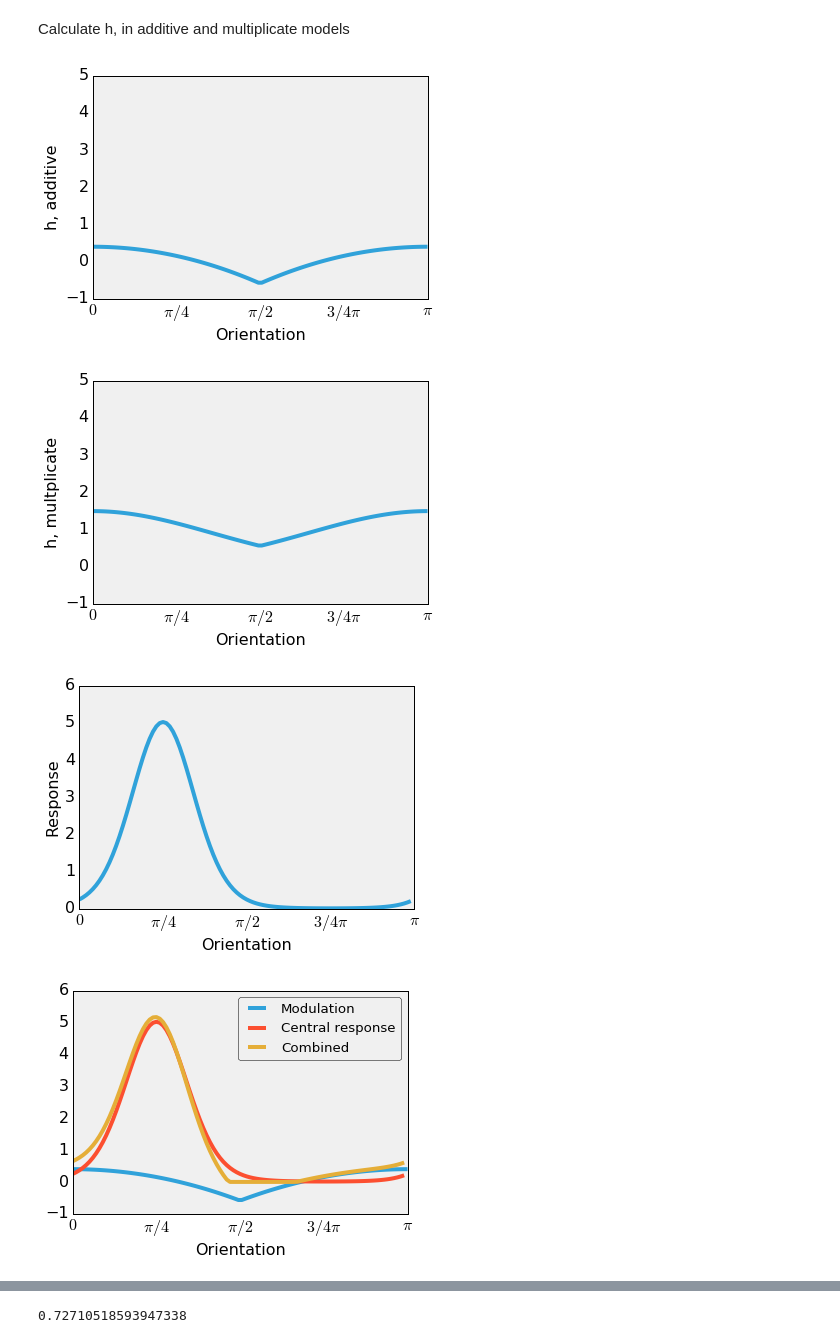
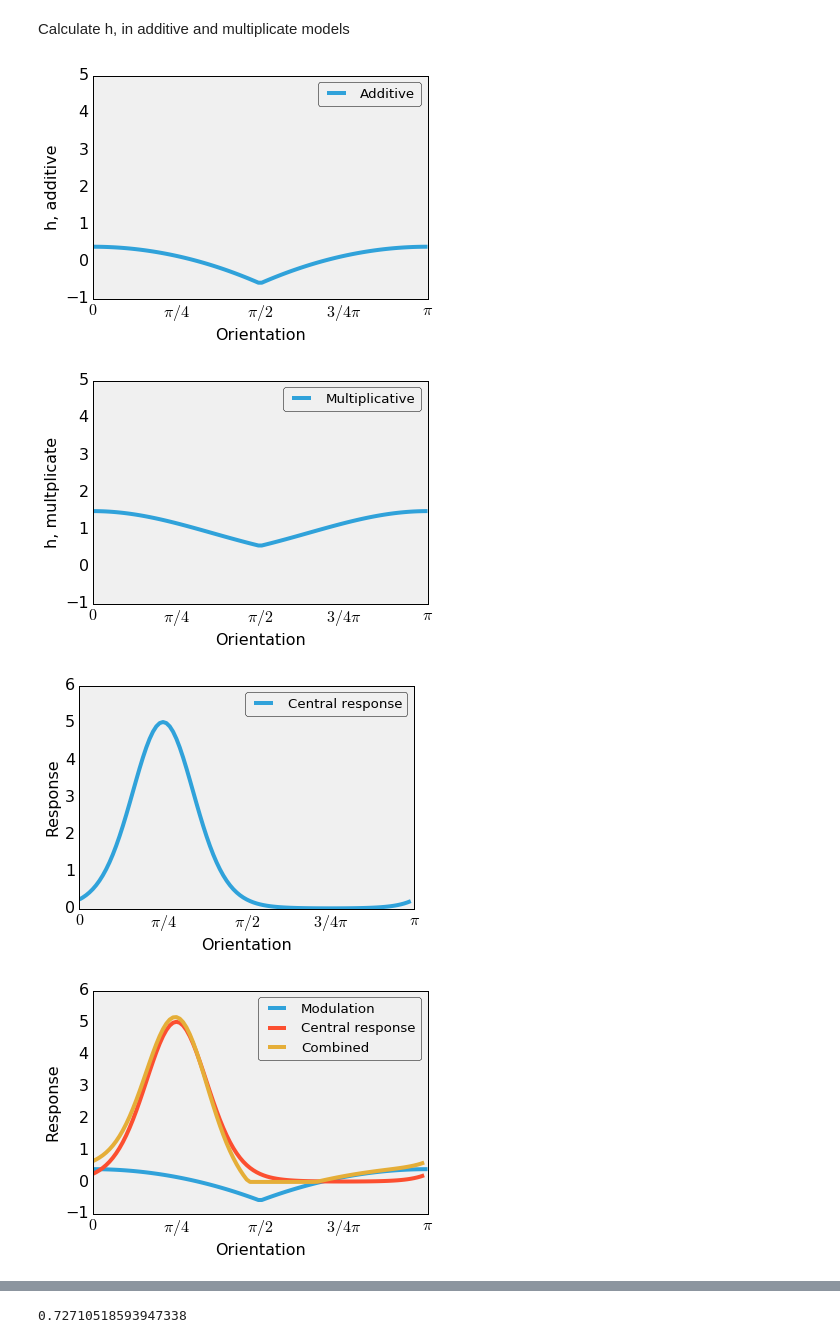
Before and after one commit to masenov/HonoursProject, a Jupyter notebook: Python/Experiments1_fig.2.ipynb, the cells around one changed output, grey strips where cells are left out. Drawn from its saved outputs; the diff is of its cells as text; code cells hidden in the pictures.

```diff
--- a/Python/Experiments1_fig.2.ipynb
+++ b/Python/Experiments1_fig.2.ipynb
@@ -70,7 +71,8 @@ modulation_ad = -a*(energies - E0)
 modulation_mp = np.exp(-a*(energies - E0))
 # %%
 # Additive
-plt.plot(theta,modulation_ad,linewidth=4)
+ad, = plt.plot(theta,modulation_ad,linewidth=4,label='Additive')
+plt.legend(handles=[ad])
 plt.ylim([-1,5])
 plt.xlabel('Orientation')
 plt.ylabel('h, additive')
@@ -78,10 +80,11 @@ plt.xlim(0,np.pi)
 plt.xticks([0, np.pi/4, np.pi/2, 3*np.pi/4,np.pi], [r'$0$', r'$\pi/4$', r'$\pi/2$', r'$3/4\pi$', r'$\pi$'])
 plt.savefig('../Report/Pictures/experiments/exp1_fig2/h_add.png', dpi=200,bbox_inches='tight')
 # %% [output]
-[figure, old version]
+[figure, new version]
 # %%
 # Multiplicative
-plt.plot(theta,modulation_mp,linewidth=4)
+mp, = plt.plot(theta,modulation_mp,linewidth=4,label='Multiplicative')
+plt.legend(handles=[mp])
 plt.ylim([-1,5])
 plt.xlabel('Orientation')
 plt.ylabel('h, multplicate')
@@ -89,32 +92,34 @@ plt.xlim(0,np.pi)
 plt.xticks([0, np.pi/4, np.pi/2, 3*np.pi/4,np.pi], [r'$0$', r'$\pi/4$', r'$\pi/2$', r'$3/4\pi$', r'$\pi$'])
 plt.savefig('../Report/Pictures/experiments/exp1_fig2/h_mul.png', dpi=200,bbox_inches='tight')
 # %% [output]
-[figure, old version]
+[figure, new version]
 # %%
 # Central drive
 curve,x,y = mises_curve(A,k,center,neuron=nn)
-plt.plot(x,y,linewidth=4)
+cd, = plt.plot(x,y,linewidth=4,label='Central response')
+plt.legend(handles=[cd])
 plt.xlabel('Orientation')
 plt.ylabel('Response')
 plt.xlim(0,np.pi)
 plt.xticks([0, np.pi/4, np.pi/2, 3*np.pi/4,np.pi], [r'$0$', r'$\pi/4$', r'$\pi/2$', r'$3/4\pi$', r'$\pi$'])
 plt.savefig('../Report/Pictures/experiments/exp1_fig2/cen.png', dpi=200,bbox_inches='tight')
 # %% [output]
-[figure, old version]
+[figure, new version]
 # %%
 # Additive
 mod, = plt.plot(theta,modulation_ad, label='Modulation',linewidth=4)
 cen, = plt.plot(x,y, label='Central response',linewidth=4)
 # Take only the positive values
 com, = plt.plot(x,(y+modulation_ad).clip(min=0), label='Combined', linewidth=4)
 
 plt.legend(handles=[mod, cen, com])
 plt.xlabel('Orientation')
+plt.ylabel('Response')
 plt.xlim(0,np.pi)
 plt.xticks([0, np.pi/4, np.pi/2, 3*np.pi/4,np.pi], [r'$0$', r'$\pi/4$', r'$\pi/2$', r'$3/4\pi$', r'$\pi$'])
 plt.savefig('../Report/Pictures/experiments/exp1_fig2/ad_comb.png', dpi=200,bbox_inches='tight')
 # %% [output]
-[figure, old version]
+[figure, new version]
 # %%
 # Multiplicative
 mod, = plt.plot(theta,modulation_mp, label='Modulation', linewidth=4)
```
Also changed, not shown: parts of 5 cells of this notebook, 59 other files.
